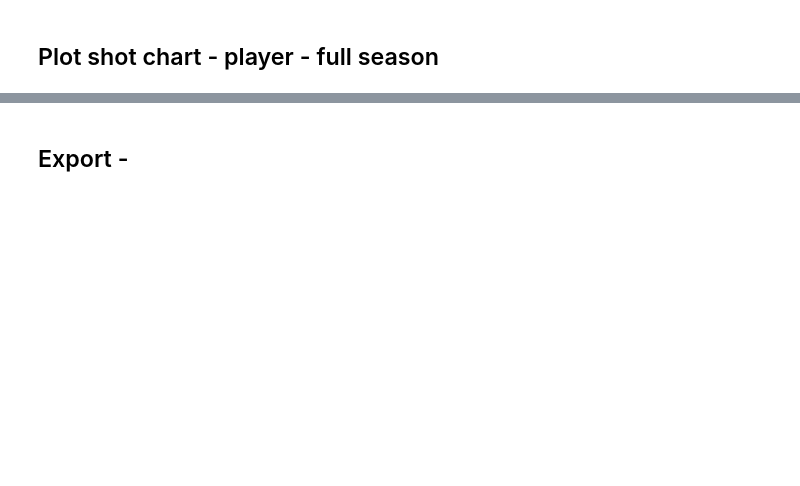
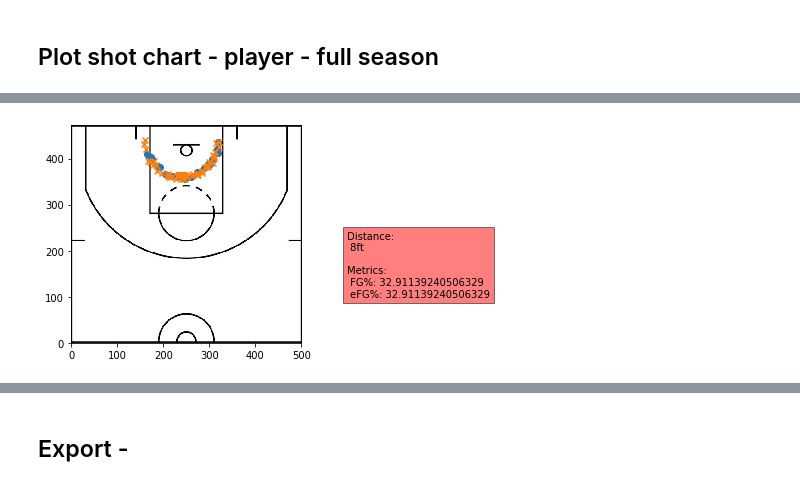
Before and after one commit to theccalderon/shot_chart, a Jupyter notebook: 00_core.ipynb, the cells around one changed output, grey strips where cells are left out. Drawn from its saved outputs; the diff is of its cells as text; code cells hidden in the pictures; blank space fills up the shorter version.

```diff
--- a/00_core.ipynb
+++ b/00_core.ipynb
@@ -340,0 +386,4 @@ shots_2001.head()
+# %%
+least_effective_shot_team(shots_2019,"Portland")
+# %% [output]
+[figure, added]
```
Also changed, not shown: parts of 22 cells of this notebook, 2 other files.
